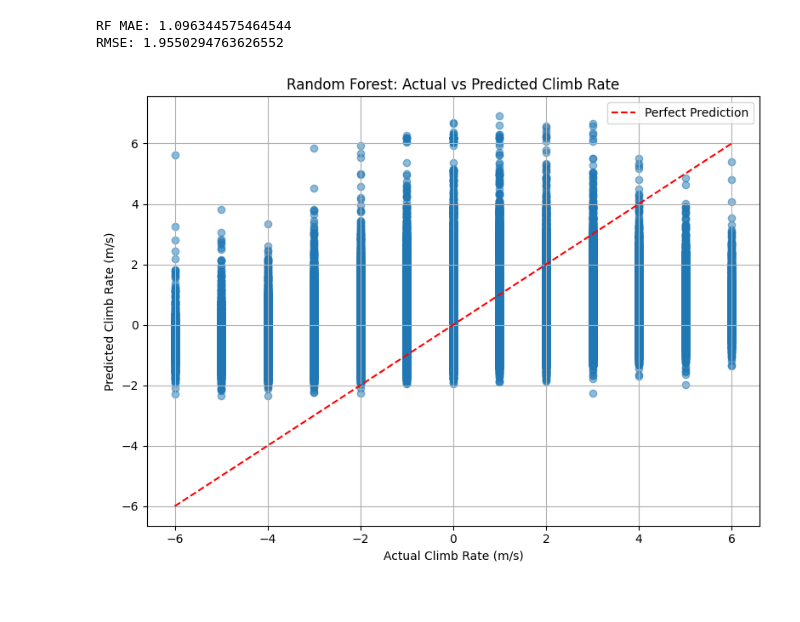
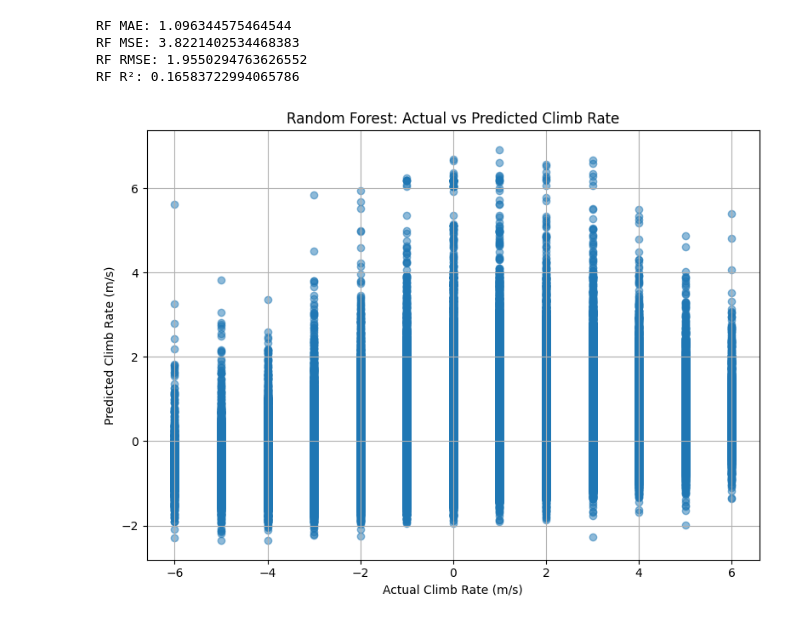
Before and after one commit to SerkanKurd/Paragliding_Flight_Analyses, a Jupyter notebook: app/machinelearning.ipynb, the cells around one changed output. Saved outputs shown, nothing was run; the diff lists cells and outputs as text; code cells hidden in the pictures.

```diff
--- a/app/machinelearning.ipynb
+++ b/app/machinelearning.ipynb
@@ -96,21 +91,24 @@ rf.fit(X_train, y_train)
 y_pred_rf = rf.predict(X_test)
 print("RF MAE:", mean_absolute_error(y_test, y_pred_rf))
 mse = mean_squared_error(y_test, y_pred)
+print("RF MSE:", mse)
 rmse = np.sqrt(mse)
-print("RMSE:", rmse)
+print("RF RMSE:", rmse)
+r2_alt = lr.score(X_test, y_test)
+print("RF R²:", r2_alt)
 # %% [output]
 RF MAE: 1.096344575464544
-RMSE: 1.9550294763626552
+RF MSE: 3.8221402534468383
+RF RMSE: 1.9550294763626552
+RF R²: 0.16583722994065786
 # %%
 plt.figure(figsize=(8, 6))
 plt.scatter(y_test, y_pred, alpha=0.5)
-plt.plot([y_test.min(), y_test.max()], [y_test.min(), y_test.max()], 'r--', label='Perfect Prediction')
 plt.xlabel('Actual Climb Rate (m/s)')
 plt.ylabel('Predicted Climb Rate (m/s)')
 plt.title('Random Forest: Actual vs Predicted Climb Rate')
-plt.legend()
 plt.grid(True)
 plt.tight_layout()
 plt.show()
 # %% [output]
-[figure, old version]
+[figure, new version]
```
Also changed, not shown: parts of 21 cells of this notebook, 1 other file.
